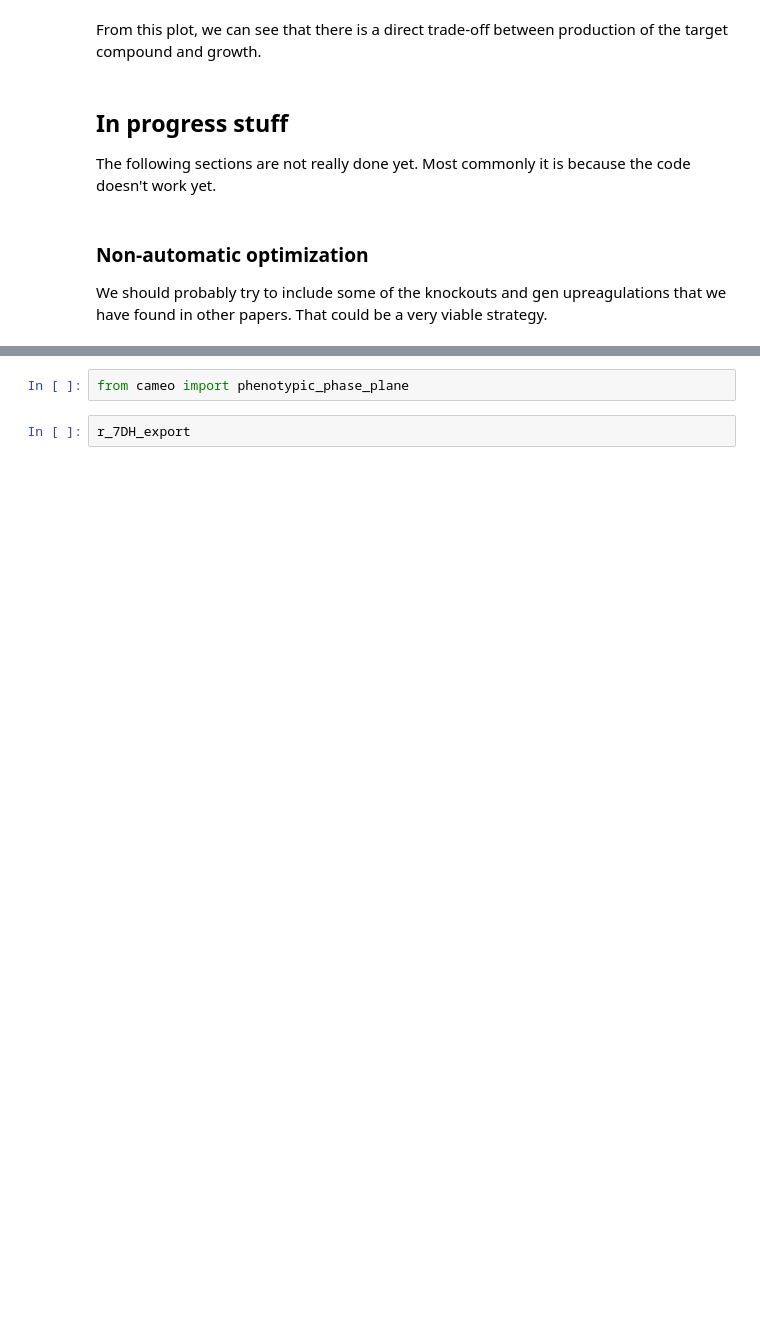
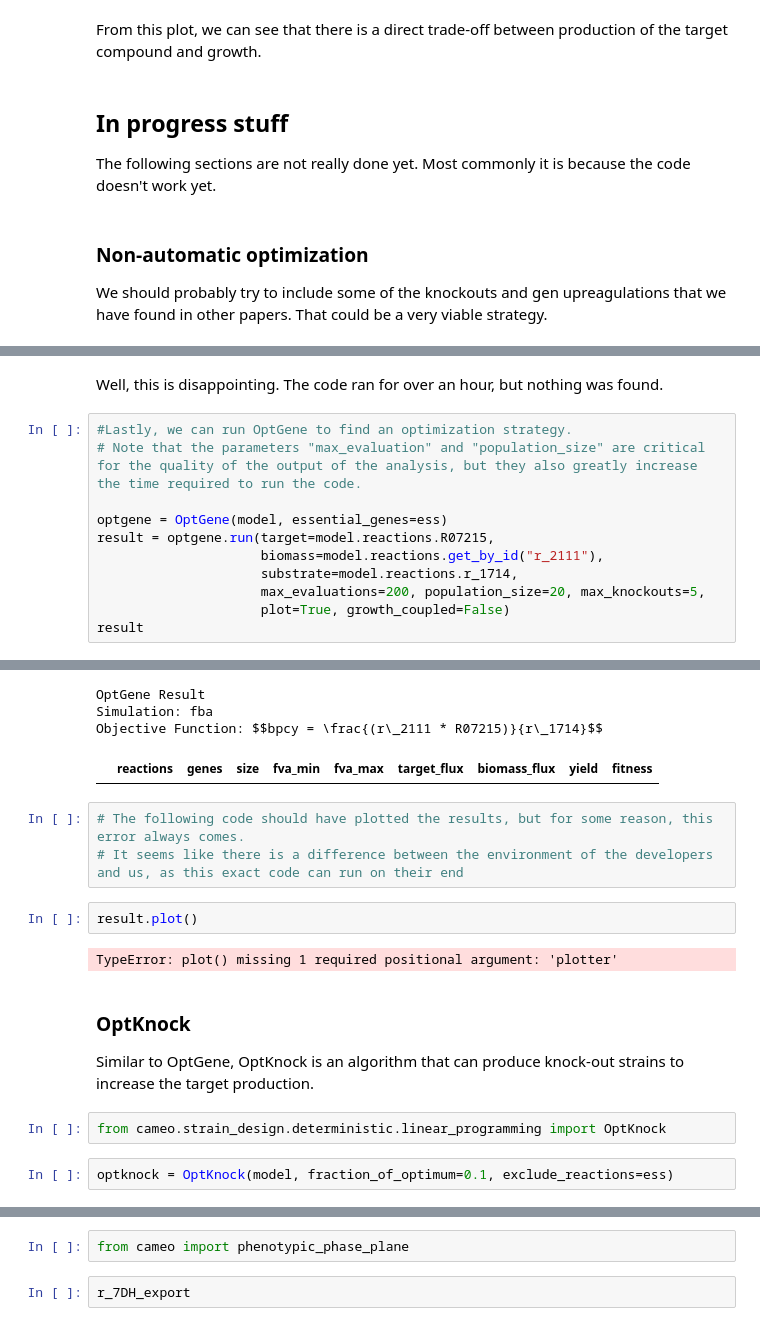
Before and after one commit to 27410/27410-2020-group-project-group-14-vitamin-d-production, a Jupyter notebook: Model_code_Yeast8.ipynb, the cells around one changed output, grey strips where cells are left out. Cells and saved outputs as stored; diff of their text form; blank space fills up the shorter version.

```diff
--- a/Model_code_Yeast8.ipynb
+++ b/Model_code_Yeast8.ipynb
@@ -347,0 +286,15 @@ Optimal solution with objective value 0.000
+# %% [markdown]
+Well, this is disappointing.
+The code ran for over an hour, but nothing was found.
+# %%
+#Lastly, we can run OptGene to find an optimization strategy.
+# Note that the parameters "max_evaluation" and "population_size" are critical for the quality of the output of the analysis, but they also greatly increase the time required to run the code.
+
+optgene = OptGene(model, essential_genes=ess)
+result = optgene.run(target=model.reactions.R07215,
+                     biomass=model.reactions.get_by_id("r_2111"),
+                     substrate=model.reactions.r_1714,
+                     max_evaluations=200, population_size=20, max_knockouts=5,
+                     plot=True, growth_coupled=False)
+result
+# %% [output]
@@ -347,0 +304,19 @@ Optimal solution with objective value 0.000
+OptGene Result
+Simulation: fba
+Objective Function: $$bpcy = \frac{(r\_2111 * R07215)}{r\_1714}$$
+|  | reactions | genes | size | fva_min | fva_max | target_flux | biomass_flux | yield | fitness |
+# %%
+# The following code should have plotted the results, but for some reason, this error always comes.
+# It seems like there is a difference between the environment of the developers and us, as this exact code can run on their end
+# %%
+result.plot()
+# %% [output]
+TypeError: plot() missing 1 required positional argument: 'plotter'
+# %% [markdown]
+### OptKnock
+
+Similar to OptGene, OptKnock is an algorithm that can produce knock-out strains to increase the target production.
+# %%
+from cameo.strain_design.deterministic.linear_programming import OptKnock
+# %%
+optknock = OptKnock(model, fraction_of_optimum=0.1, exclude_reactions=ess)
```
Also changed, not shown: parts of 49 cells of this notebook, 3 other files.
